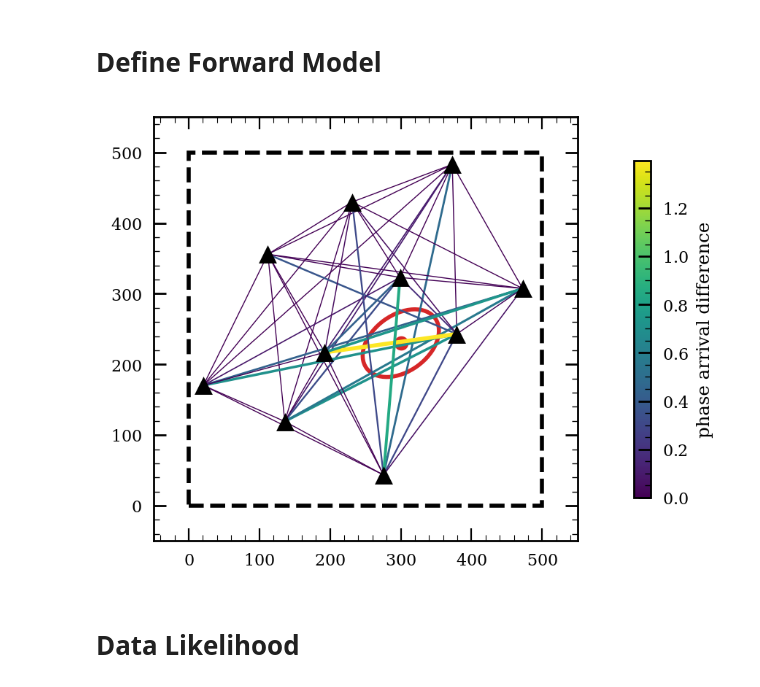
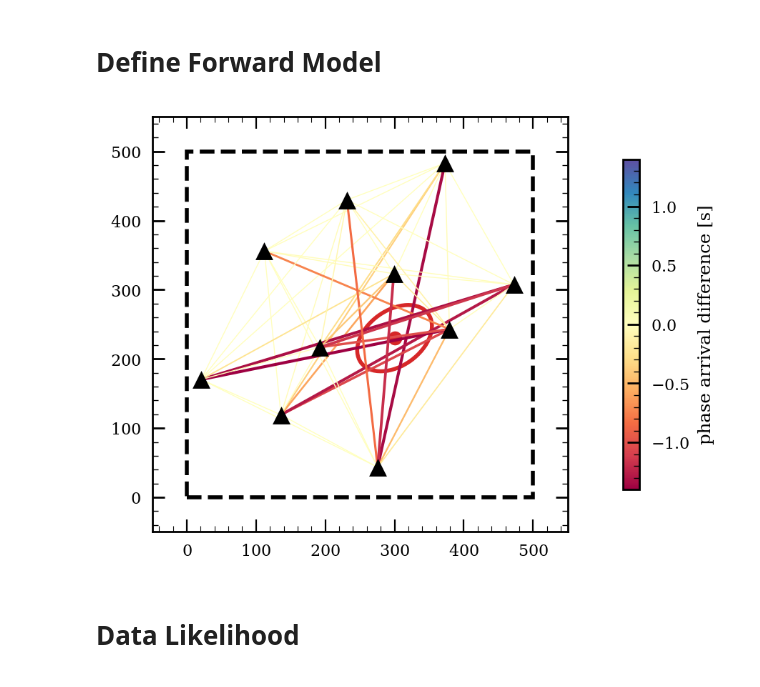
Before and after one commit to dominik-strutz/moon_oed, a Jupyter notebook: 00_c_inverse_problem.ipynb, the cells around one changed output. Drawn from its saved outputs; the diff is of its cells as text; code cells hidden in the pictures.

```diff
--- a/00_c_inverse_problem.ipynb
+++ b/00_c_inverse_problem.ipynb
@@ -171,40 +171,44 @@ plot_ellipses(
     scatter_kwargs={'c': 'tab:red'},
     ellipse_kwargs={'edgecolor': 'tab:red'})
 
 ax.scatter(design[:, 0], design[:, 1],
            linewidths=0,
            marker='^', color='k', s=80,
            zorder=4)
 
 buffer=50
 
 ax.set_xlim(0-buffer, length_x+buffer)
 ax.set_ylim(0-buffer, length_y+buffer)
 # draw rectangle
 ax.add_patch(plt.Rectangle(
     (0, 0), length_x, length_y,
     fill=None, linestyle='dashed', color='black', linewidth=2))
 
 ax.set_aspect('equal')
+max_error = abs_diff.abs().max()
 
-max_error = abs_diff.abs().max()
 # Plot the connections between receivers with color according to the relative error
 for (start, end, error) in zip(start_points, end_points, abs_diff):
+
+    # color = plt.cm.managua((error.item() + max_error.item()) / (2 * max_error.item()))
+    color = plt.get_cmap('Spectral')((error.item() + max_error.item()) / (2 * max_error.item()))
+
     ax.plot([start[0], end[0]], [start[1], end[1]],
-            color=plt.cm.viridis((error.item() / max_error.item())),
-            lw= 0.5 + 1.5 * (error.item() / max_error.item()),
+            color=color,
+            lw=0.5 + 1.0 * (abs(error.item()) / max_error.item()),
             zorder=3)
 
-cbar = plt.cm.ScalarMappable(cmap='viridis')
+cbar = plt.cm.ScalarMappable(cmap='Spectral')
 cbar.set_array(abs_diff)
-cbar.set_clim(0, max_error)
+cbar.set_clim(-max_error, max_error)
 
 cbar = plt.colorbar(cbar, ax=ax, shrink=0.6, pad=0.100)
-cbar.set_label('phase arrival difference')
+cbar.set_label('phase arrival difference [s]')
 
 plt.show()
 # %% [output]
-[figure, old version]
+[figure, new version]
 # %% [markdown]
 # Data Likelihood
 # %%
```
Also changed, not shown: parts of 5 cells of this notebook, 2 other files.
